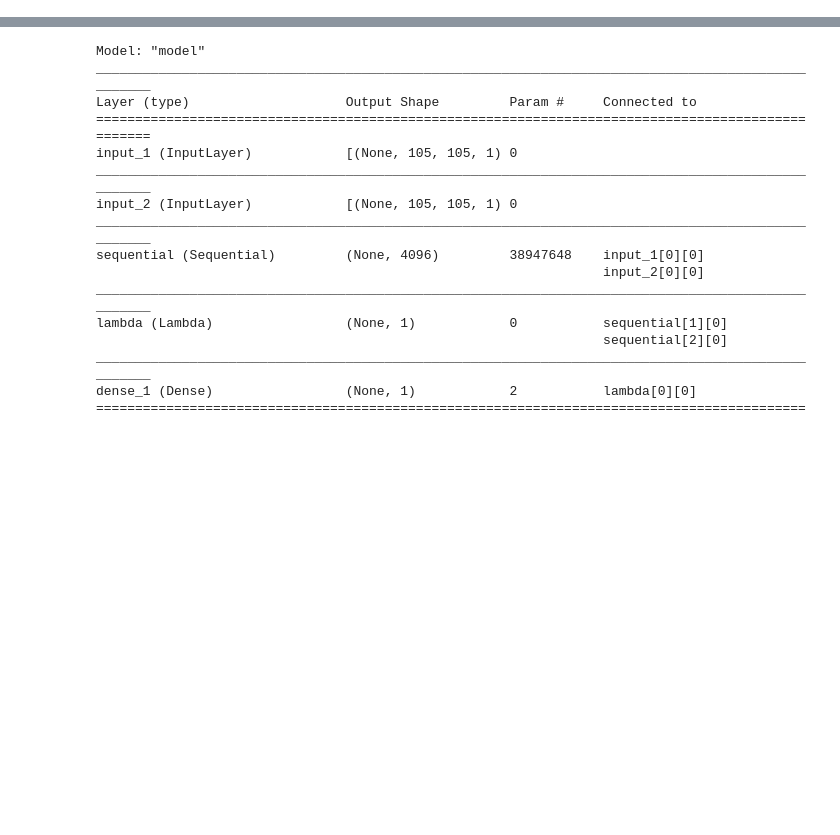
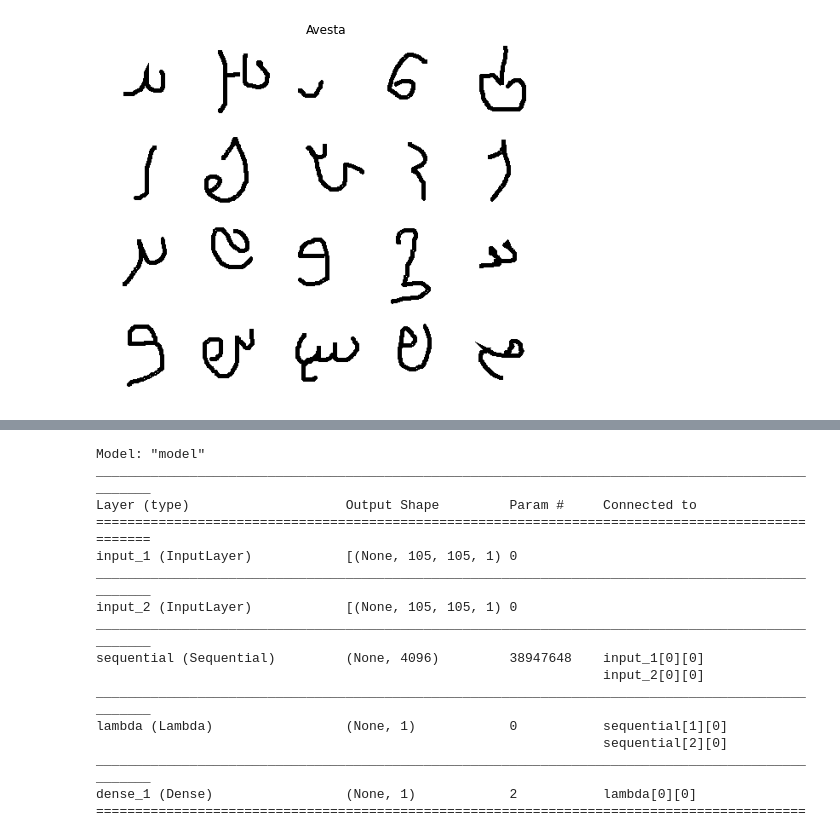
Before and after one commit to asagar60/One-Shot-Learning, a Jupyter notebook: Omniglot_data/One_shot_implementation.ipynb, the cells around one changed output, grey strips where cells are left out. Cells and saved outputs as stored; diff of their text form; code cells hidden in the pictures; blank space fills up the shorter version.

```diff
--- a/Omniglot_data/One_shot_implementation.ipynb
+++ b/Omniglot_data/One_shot_implementation.ipynb
@@ -33,0 +96,5 @@ def pkl_data(filename):
+# %%
+alphabet = 'Avesta'
+visualize_alphabets(alphabet, n = 20)
+# %% [output]
+[figure, added]
```
Also changed, not shown: parts of 47 cells of this notebook, 10 other files.
